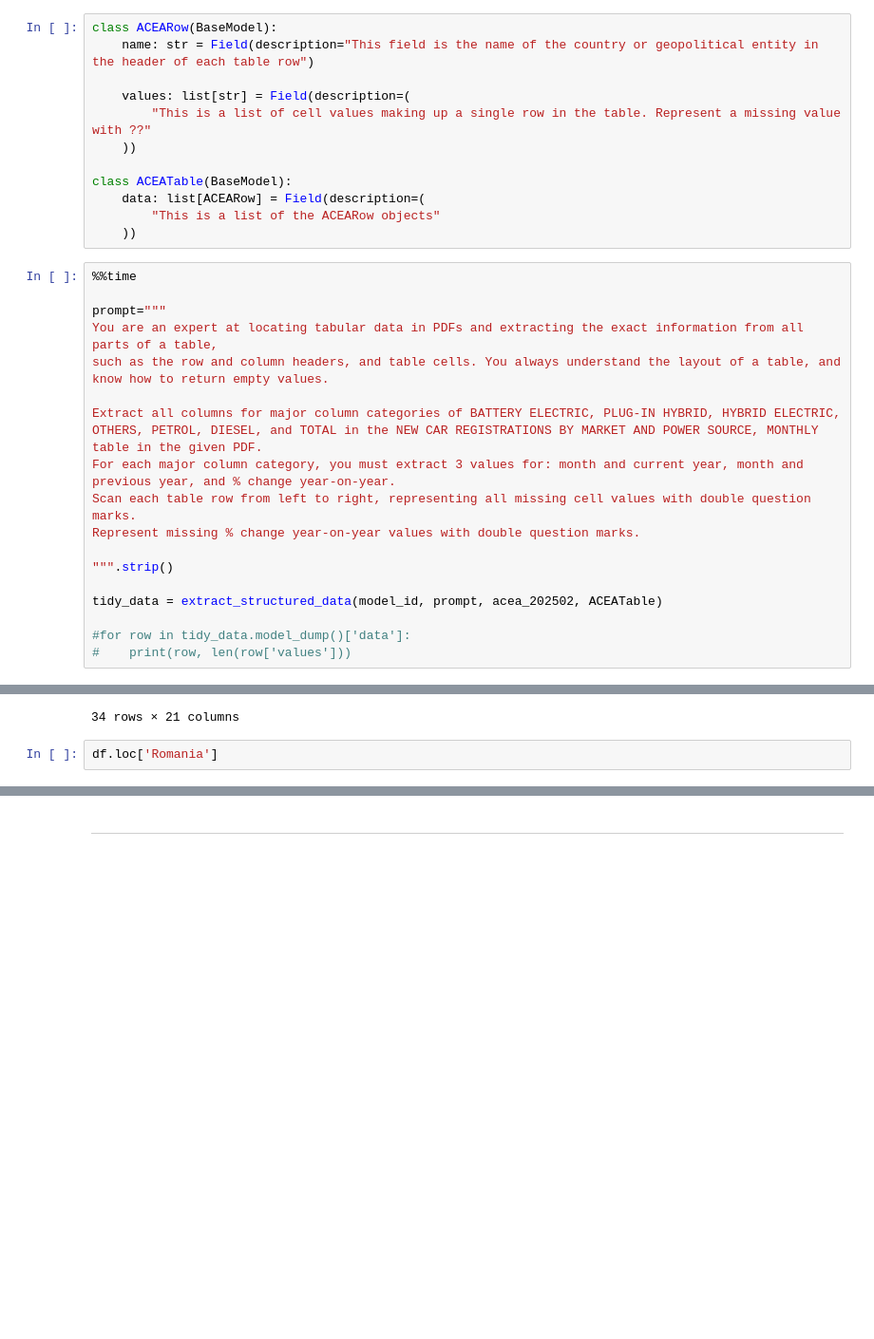
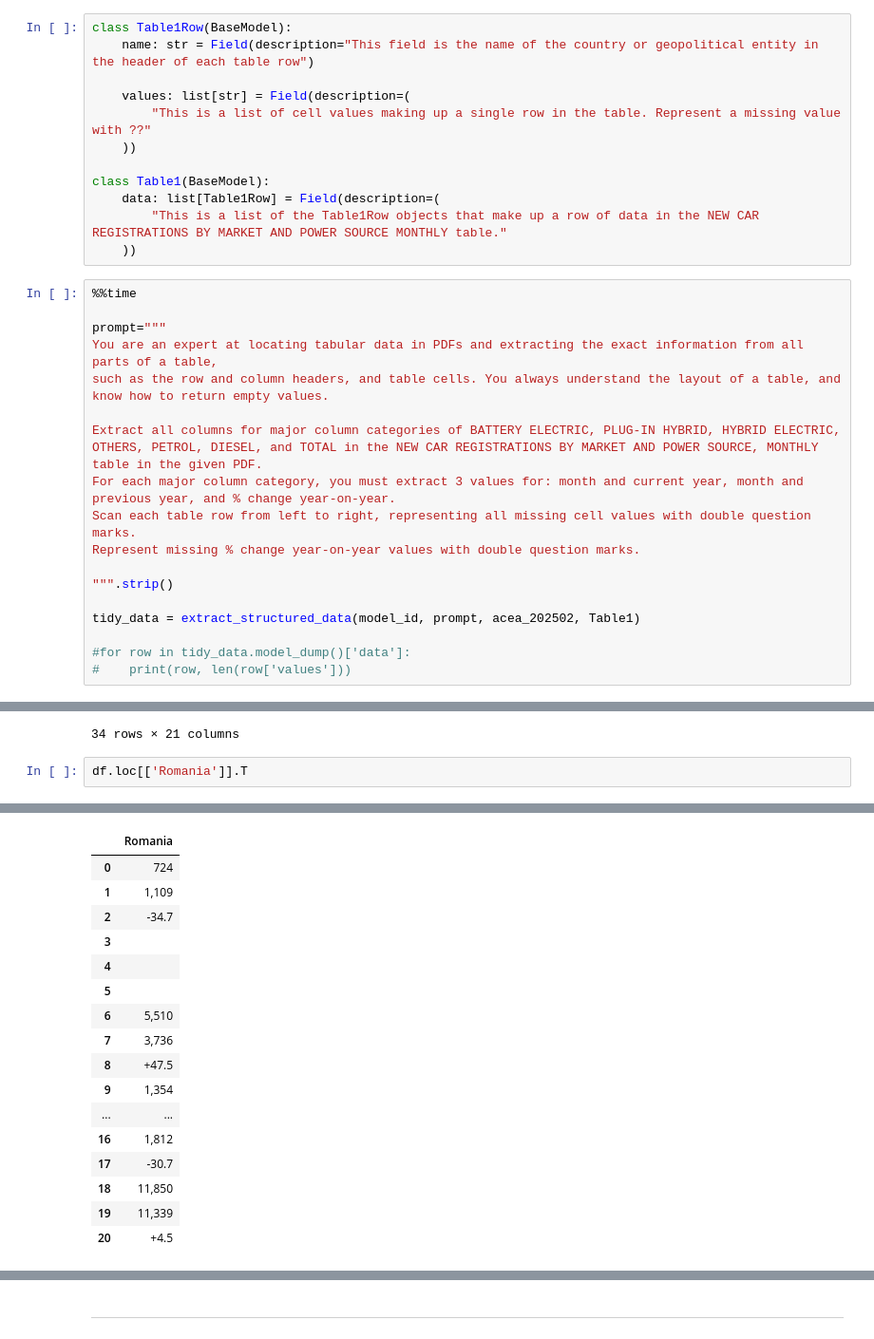
Before and after one commit to buruzaemon/pdf-table-extraction, a Jupyter notebook: 05_Gemini_2.0_Flash_API.ipynb, the cells around one changed output, grey strips where cells are left out. Shown at 95% size. Drawn from its saved outputs; the diff is of its cells as text; blank space fills up the shorter version.

```diff
--- a/05_Gemini_2.0_Flash_API.ipynb
+++ b/05_Gemini_2.0_Flash_API.ipynb
@@ -87,16 +87,16 @@ def extract_structured_data(model_id:str, prompt:str, the_file:genai.types.File,
 # %% [markdown]
 ### Pydantic models describing the response structure
 # %%
-class ACEARow(BaseModel):
+class Table1Row(BaseModel):
     name: str = Field(description="This field is the name of the country or geopolitical entity in the header of each table row")
 
     values: list[str] = Field(description=(
         "This is a list of cell values making up a single row in the table. Represent a missing value with ??"
     ))
 
-class ACEATable(BaseModel):
-    data: list[ACEARow] = Field(description=(
-        "This is a list of the ACEARow objects"
+class Table1(BaseModel):
+    data: list[Table1Row] = Field(description=(
+        "This is a list of the Table1Row objects that make up a row of data in the NEW CAR REGISTRATIONS BY MARKET AND POWER SOURCE MONTHLY table."
     ))
 # %%
 %%time
@@ -112,7 +112,7 @@ Represent missing % change year-on-year values with double question marks.
 
 """.strip()
 
-tidy_data = extract_structured_data(model_id, prompt, acea_202502, ACEATable)
+tidy_data = extract_structured_data(model_id, prompt, acea_202502, Table1)
 
 #for row in tidy_data.model_dump()['data']:
 #    print(row, len(row['values']))
@@ -152,5 +152,5 @@ df
 | EU + EFTA + UK | 164,646 | 130,592 | +26.1 | 72,545 | 72,544 | +0.0 | 340,264 | 287,717 | +18.3 | 30,124 | ... | ... |
 34 rows × 21 columns
 # %%
-df.loc['Romania']
+df.loc[['Romania']].T
 # %% [output]
@@ -173,0 +157,17 @@ Name: Romania, dtype: object
+|  | Romania |
+| 0 | 724 |
+| 1 | 1,109 |
+| 2 | -34.7 |
+| 3 |  |
+| 4 |  |
+| 5 |  |
+| 6 | 5,510 |
+| 7 | 3,736 |
+| 8 | +47.5 |
+| 9 | 1,354 |
+| ... | ... |
+| 16 | 1,812 |
+| 17 | -30.7 |
+| 18 | 11,850 |
+| 19 | 11,339 |
+| 20 | +4.5 |
```
Also changed, not shown: parts of 18 cells of this notebook.
